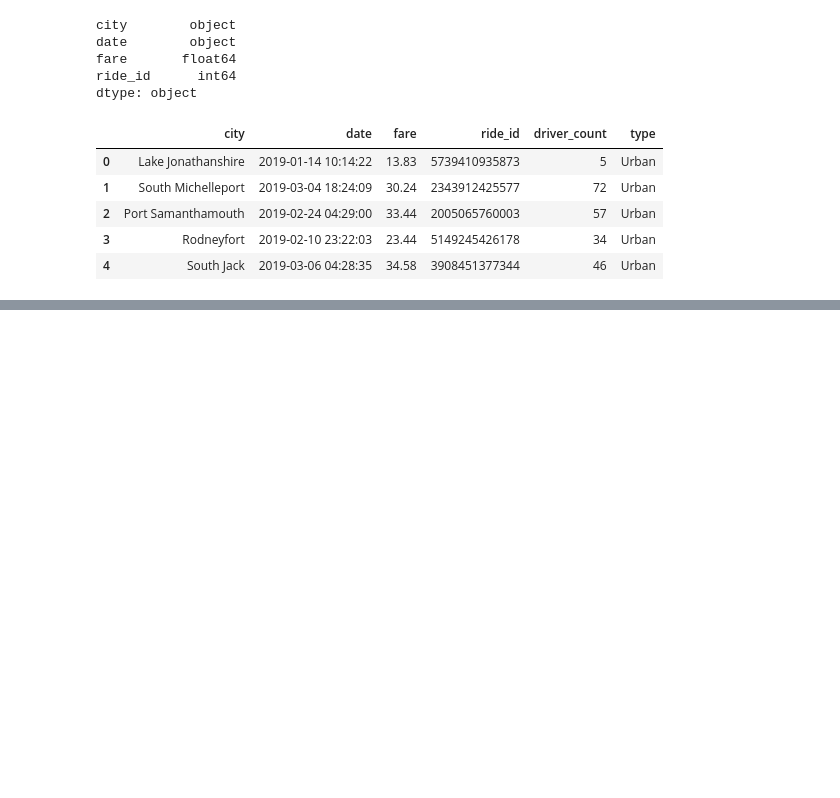
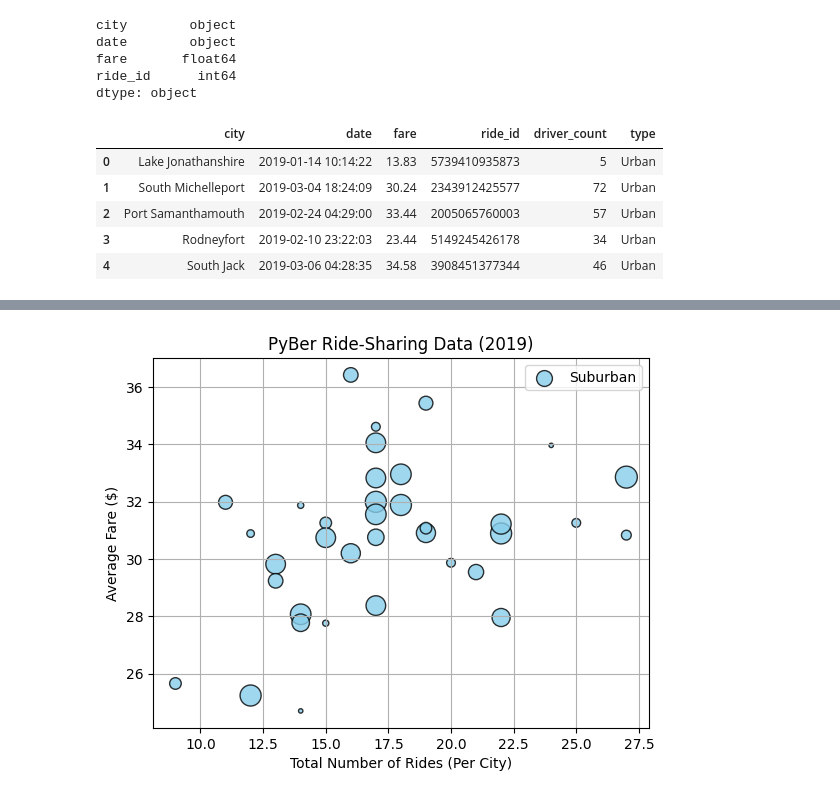
Before and after one commit to rajeev-t/ridesharing-app-analysis, a Jupyter notebook: PyBer.ipynb, the cells around one changed output, grey strips where cells are left out. Cells and saved outputs as stored; diff of their text form; code cells hidden in the pictures; blank space fills up the shorter version.

```diff
--- a/PyBer.ipynb
+++ b/PyBer.ipynb
@@ -69,0 +148,19 @@ pyber_data_df.head()
+# %%
+# suburban cities bubble chart
+plt.scatter(
+    suburb_ride_ct, suburb_avg_fare,
+    s=(suburb_avg_drivers*10), c="skyblue",
+    edgecolor="black", linewidth=1,
+    alpha=0.8, label="Suburban")
+
+# titles/labels
+plt.title("PyBer Ride-Sharing Data (2019)")
+plt.xlabel("Total Number of Rides (Per City)")
+plt.ylabel("Average Fare ($)")
+
+plt.grid(True)
+plt.legend()
+
+plt.show()
+# %% [output]
+[figure, added]
```
Also changed, not shown: parts of 7 cells of this notebook, 1 other file.
